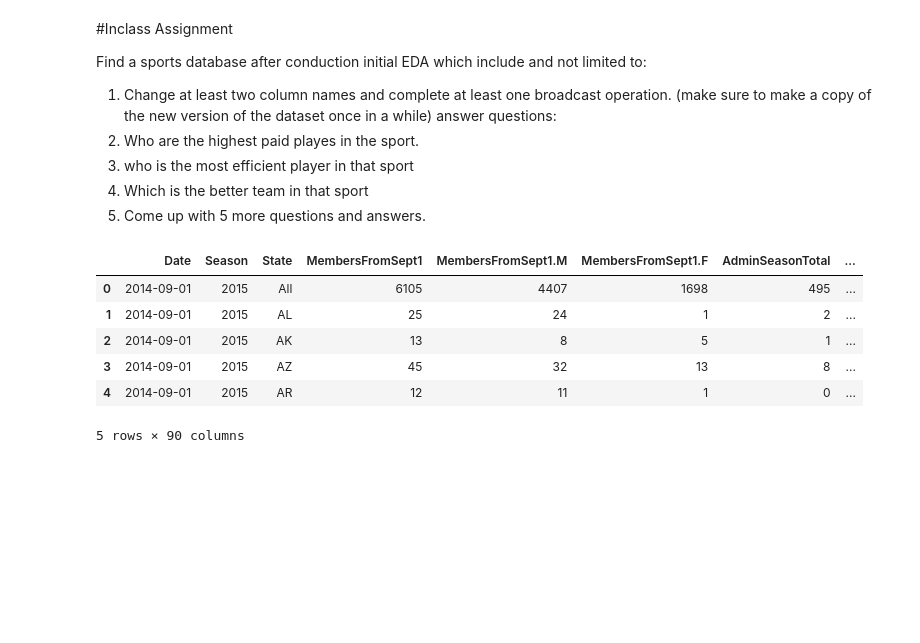
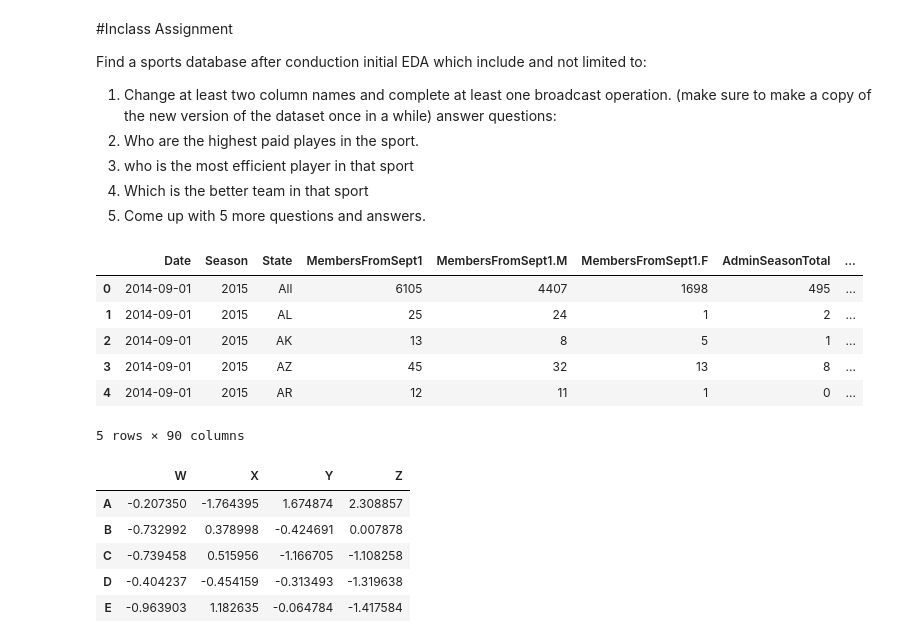
Before and after one commit to Eric1891/Micro-Credential-winter-2022, a Jupyter notebook: day6_Pandas1.ipynb, the cells around one changed output. Drawn from its saved outputs; the diff is of its cells as text; code cells hidden in the pictures; blank space fills up the shorter version.

```diff
--- a/day6_Pandas1.ipynb
+++ b/day6_Pandas1.ipynb
@@ -601,3 +603,15 @@ rugby.head()
 | 3 | 2014-09-01 | 2015 | AZ | 45 | 32 | 13 | 8 | ... |
 | 4 | 2014-09-01 | 2015 | AR | 12 | 11 | 1 | 0 | ... |
 5 rows × 90 columns
+# %%
+data = pd.DataFrame(randn(5, 4), ['A', 'B', 'C', 'D', 'E'],
+                    ['W', 'X', 'Y', 'Z'])
+# %%
+data.head()
+# %% [output]
+|  | W | X | Y | Z |
+| A | -0.207350 | -1.764395 | 1.674874 | 2.308857 |
+| B | -0.732992 | 0.378998 | -0.424691 | 0.007878 |
+| C | -0.739458 | 0.515956 | -1.166705 | -1.108258 |
+| D | -0.404237 | -0.454159 | -0.313493 | -1.319638 |
+| E | -0.963903 | 1.182635 | -0.064784 | -1.417584 |
```
Also changed, not shown: parts of 17 cells of this notebook.
